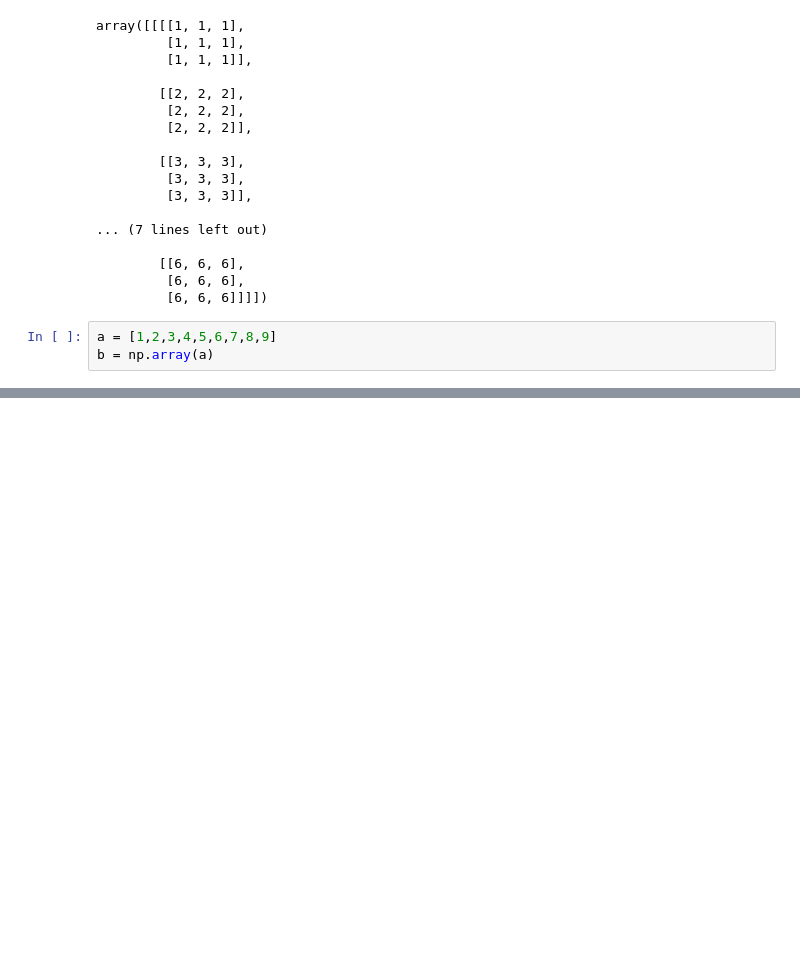
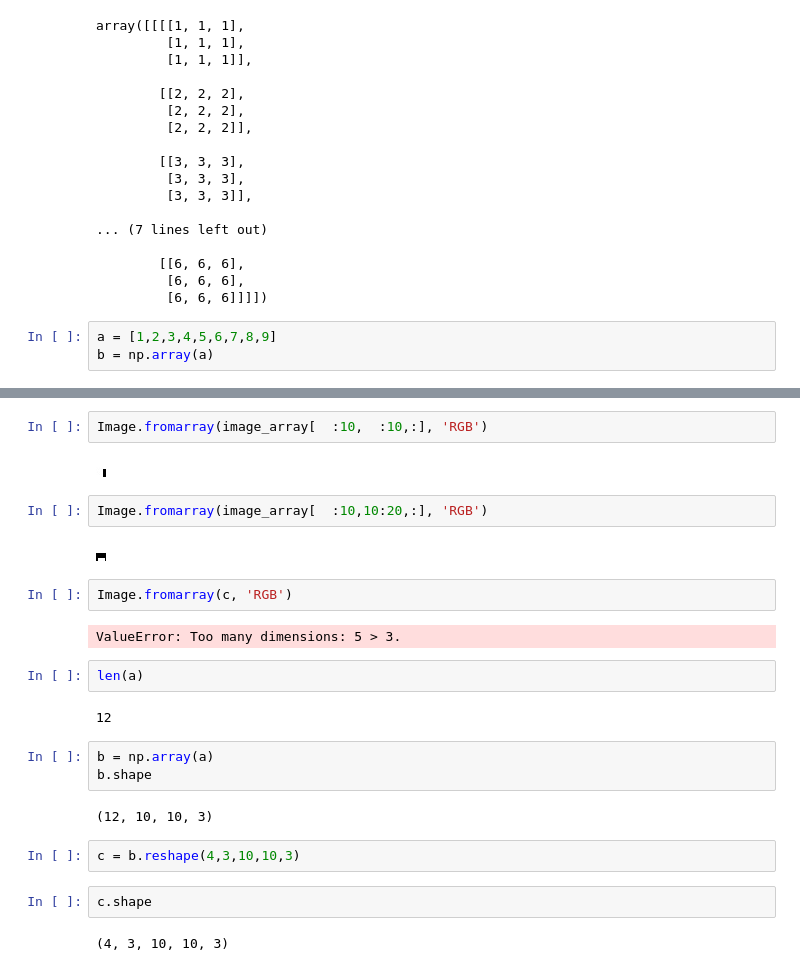
Before and after one commit to zzo30802/3rd-ML100Days, a Jupyter notebook: homework/Test.ipynb, the cells around one changed output, grey strips where cells are left out. Drawn from its saved outputs; the diff is of its cells as text; blank space fills up the shorter version.

```diff
--- a/homework/Test.ipynb
+++ b/homework/Test.ipynb
@@ -607,0 +831,27 @@ b = np.array(a)
+# %%
+Image.fromarray(image_array[  :10,  :10,:], 'RGB')
+# %% [output]
+[figure, added]
+# %%
+Image.fromarray(image_array[  :10,10:20,:], 'RGB')
+# %% [output]
+[figure, added]
+# %%
+Image.fromarray(c, 'RGB')
+# %% [output]
+ValueError: Too many dimensions: 5 > 3.
+# %%
+len(a)
+# %% [output]
+12
+# %%
+b = np.array(a)
+b.shape
+# %% [output]
+(12, 10, 10, 3)
+# %%
+c = b.reshape(4,3,10,10,3)
+# %%
+c.shape
+# %% [output]
+(4, 3, 10, 10, 3)
```
Also changed, not shown: parts of 35 cells of this notebook.
